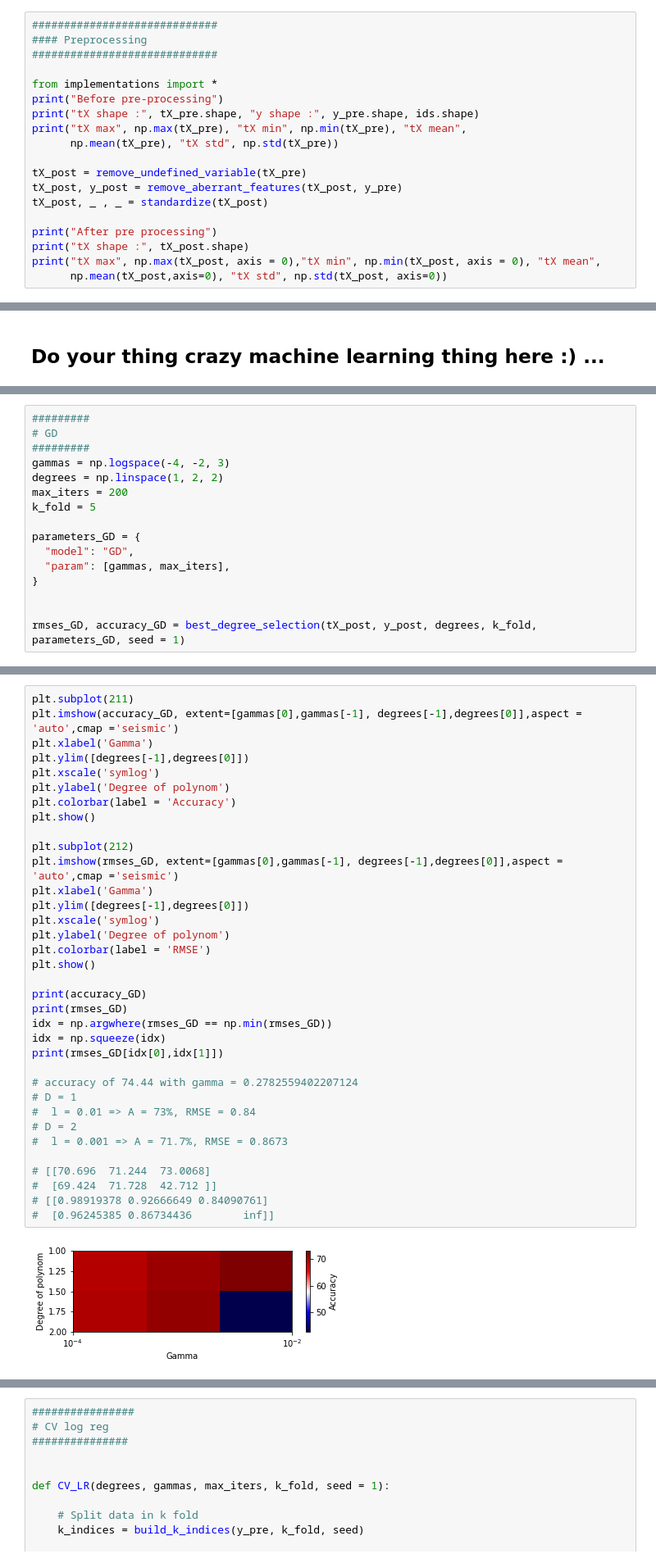
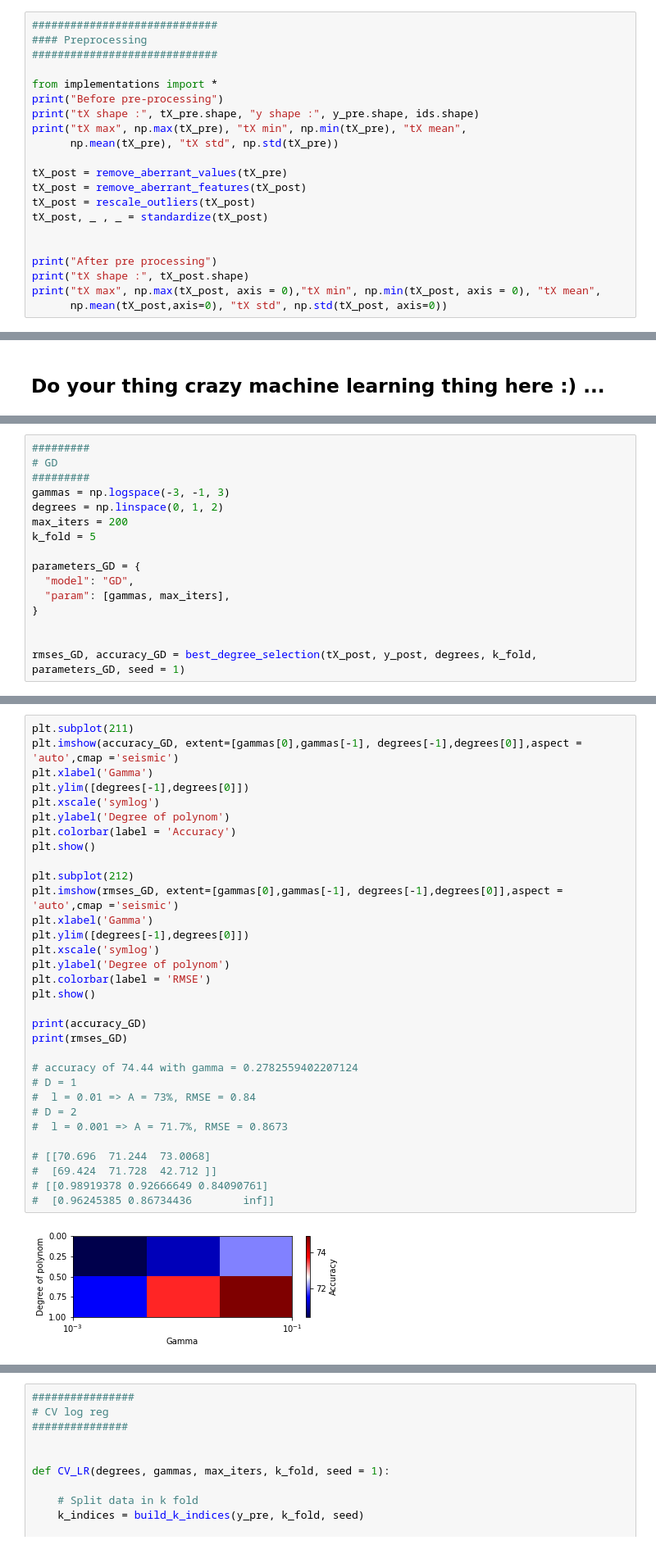
Before and after one commit to ideriedm/Machine-learning, a Jupyter notebook: project1/project1.ipynb, the cells around one changed output, grey strips where cells are left out. Shown at 82% size. Drawn from its saved outputs; the diff is of its cells as text.

Commit message:
remove outliers 3 sigma + hyper optim of all methods (except LR)

```diff
--- a/project1/project1.ipynb
+++ b/project1/project1.ipynb
@@ -49,9 +113,11 @@ print("tX shape :", tX_pre.shape, "y shape :", y_pre.shape, ids.shape)
 print("tX max", np.max(tX_pre), "tX min", np.min(tX_pre), "tX mean",
       np.mean(tX_pre), "tX std", np.std(tX_pre))
 
-tX_post = remove_undefined_variable(tX_pre)
-tX_post, y_post = remove_aberrant_features(tX_post, y_pre)
+tX_post = remove_aberrant_values(tX_pre)
+tX_post = remove_aberrant_features(tX_post)
+tX_post = rescale_outliers(tX_post)
 tX_post, _ , _ = standardize(tX_post)
+
 
 print("After pre processing")
 print("tX shape :", tX_post.shape)
@@ -270,8 +198,8 @@ def best_degree_selection(x, y, degrees, k_fold, model, seed = 1):
 #########
 # GD
 #########
-gammas = np.logspace(-4, -2, 3)
-degrees = np.linspace(1, 2, 2)
+gammas = np.logspace(-3, -1, 3)
+degrees = np.linspace(0, 1, 2)
 max_iters = 200
 k_fold = 5
 
@@ -296,34 +224,31 @@ plt.imshow(accuracy_GD, extent=[gammas[0],gammas[-1], degrees[-1],degrees[0]],as
 plt.xlabel('Gamma')
 plt.ylim([degrees[-1],degrees[0]])
 plt.xscale('symlog')
 plt.ylabel('Degree of polynom')
 plt.colorbar(label = 'Accuracy')
 plt.show()
 
 plt.subplot(212)
 plt.imshow(rmses_GD, extent=[gammas[0],gammas[-1], degrees[-1],degrees[0]],aspect = 'auto',cmap ='seismic')
 plt.xlabel('Gamma')
 plt.ylim([degrees[-1],degrees[0]])
 plt.xscale('symlog')
 plt.ylabel('Degree of polynom')
 plt.colorbar(label = 'RMSE')
 plt.show()
 
 print(accuracy_GD)
 print(rmses_GD)
-idx = np.argwhere(rmses_GD == np.min(rmses_GD))
-idx = np.squeeze(idx)
-print(rmses_GD[idx[0],idx[1]])
 
 # accuracy of 74.44 with gamma = 0.2782559402207124
 # D = 1
 #  l = 0.01 => A = 73%, RMSE = 0.84
 # D = 2
 #  l = 0.001 => A = 71.7%, RMSE = 0.8673
 
 # [[70.696  71.244  73.0068]
 #  [69.424  71.728  42.712 ]]
 # [[0.98919378 0.92666649 0.84090761]
 #  [0.96245385 0.86734436        inf]]
 # %% [output]
-[figure, old version]
+[figure, new version]
```
Also changed, not shown: parts of 33 cells of this notebook, 1 other file.
